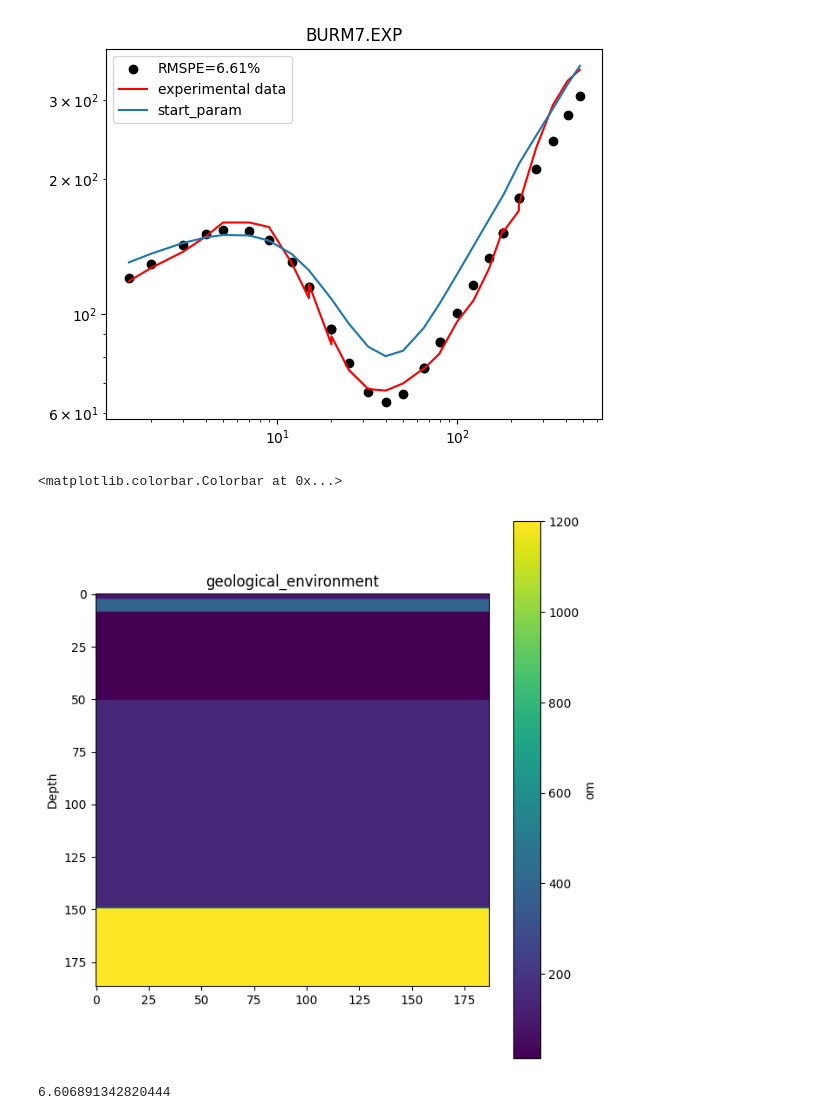
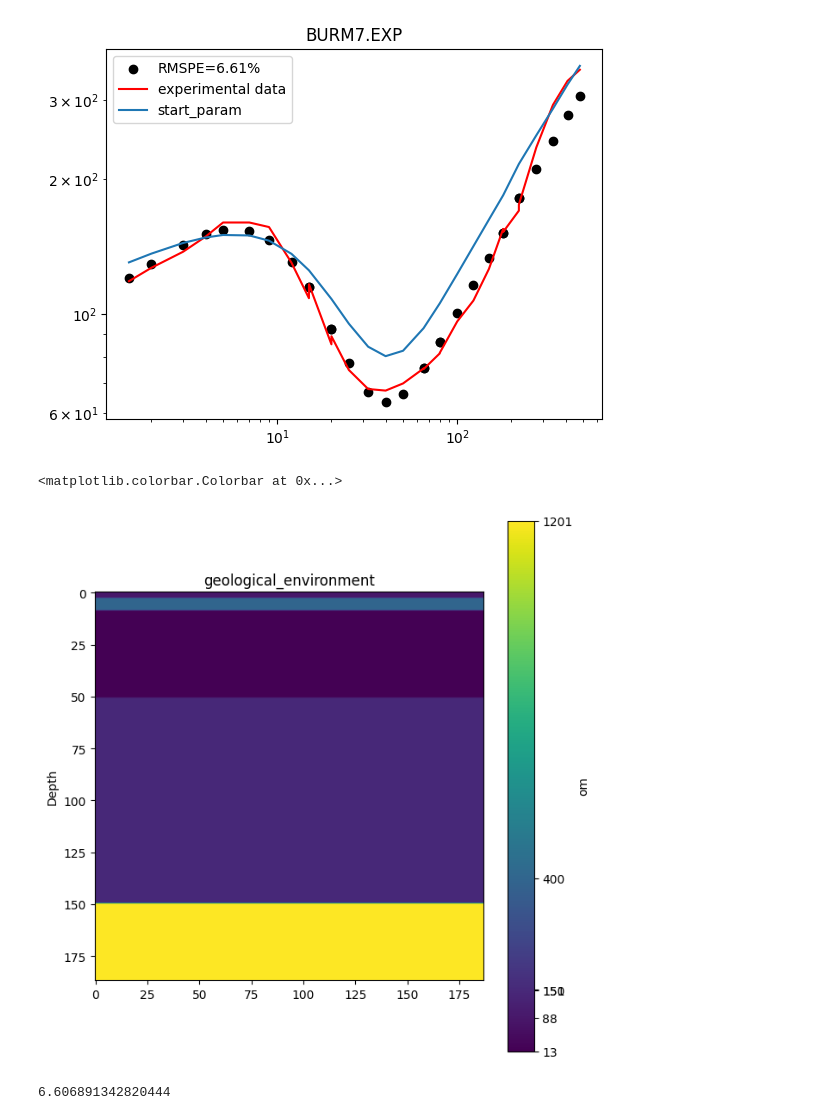
Before and after one commit to arty0mkha/electrical-prospecting, a Jupyter notebook: inverse_example.ipynb, the cells around one changed output. Drawn from its saved outputs; the diff is of its cells as text; code cells hidden in the pictures.

```diff
--- a/inverse_example.ipynb
+++ b/inverse_example.ipynb
@@ -98,13 +94,13 @@ Text(0.5, 1.0, 'BURM7.EXP')
 # %%
 fig=plt.figure(figsize=(16,8))
 plt.subplot(1,2,1)
 plt.imshow(visfunc.geological_environment(results.x))
 plt.ylabel('Depth')
 plt.title('geological_environment')
-plt.colorbar(label='om')
+plt.colorbar(label='om', ticks=results.x[0::2])
 # %% [output]
 <matplotlib.colorbar.Colorbar at 0x...>
-[figure, old version]
+[figure, new version]
 # %%
 inv.RMSPE(rk,experimental_rhoa)
 # %% [output]
```
Also changed, not shown: parts of 1 cell of this notebook, 3 other files.
